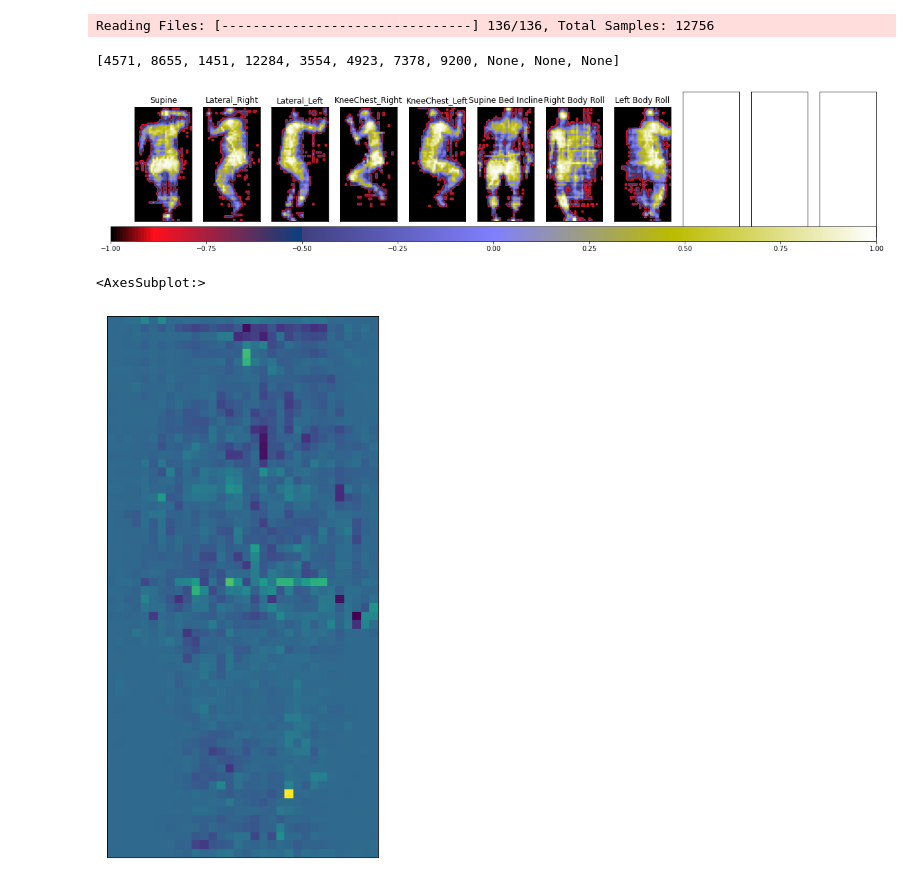
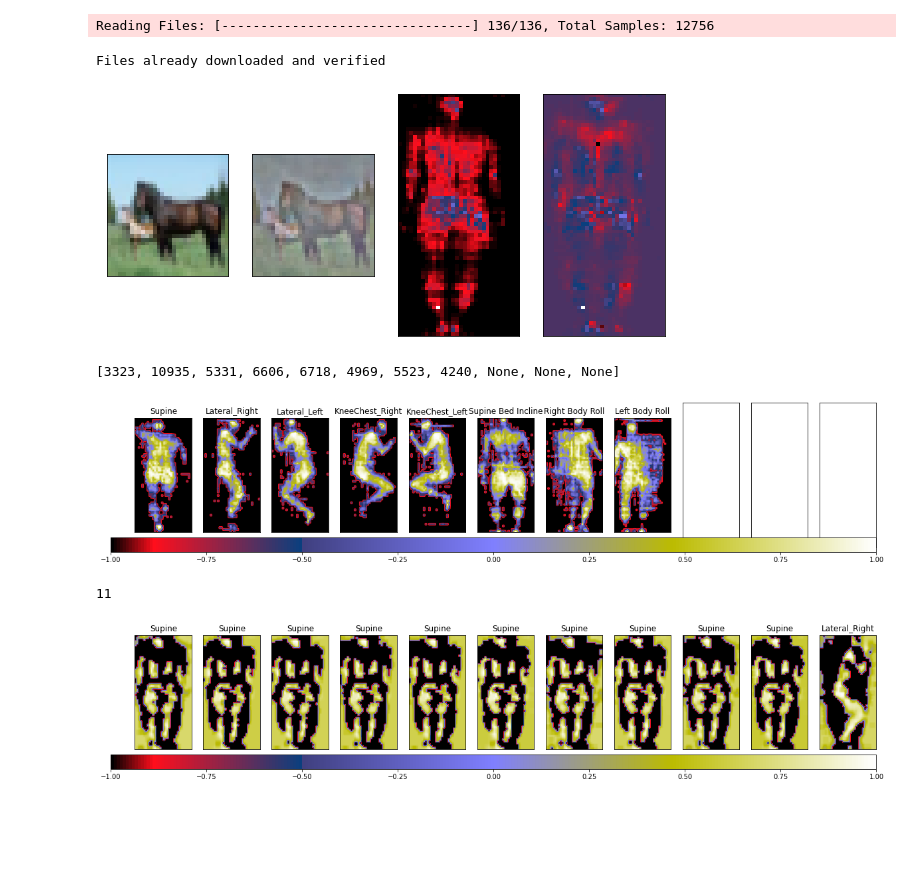
Before and after one commit to jb3rndt/wisemat-posture-classification, a Jupyter notebook: transforms_visualizations.ipynb, the cells around one changed output. Drawn from its saved outputs; the diff is of its cells as text; code cells hidden in the pictures; blank space fills up the shorter version.

```diff
--- a/transforms_visualizations.ipynb
+++ b/transforms_visualizations.ipynb
@@ -7,9 +7,28 @@ from utils.visualizations import plot_samples
 from utils.transforms import *
 from utils.dataset import AmbientaDataset, PhysionetDataset, classes
 # %%
-dataset = PhysionetDataset(train=True)
+physionet = PhysionetDataset(train=True)
+cifar = torchvision.datasets.CIFAR10(root='./data', train=True, download=True)
 # %% [output]
 Reading Files: [--------------------------------] 136/136, Total Samples: 12756
+Files already downloaded and verified
+# %%
+from utils.transforms import *
+import utils.transforms as tf
+import importlib
+importlib.reload(tf)
+
+zca_cifar = zca(cifar.data, epsilon=0.1)
+zca_physionet = zca(physionet.x, epsilon=0.1)
+# %%
+from utils.visualizations import *
+import utils.visualizations as vi
+import importlib
+importlib.reload(vi)
+
+image_row(cifar.data[12], zca_cifar[12], physionet.x[0], zca_physionet[0])
+# %% [output]
+[figure, added]
 # %%
 indices_per_class = {}
 for i, label in enumerate(classes):
@@ -20,36 +39,34 @@ for i, label in enumerate(classes):
 sample_indices = [index for index in list(map(lambda c: random.choice(c) if len(c) > 0 else None, indices_per_class.values()))]
 print(sample_indices)
 # %% [output]
-[4571, 8655, 1451, 12284, 3554, 4923, 7378, 9200, None, None, None]
+[3323, 10935, 5331, 6606, 6718, 4969, 5523, 4240, None, None, None]
 # %%
 plot_samples(dataset, sample_indices, classes, torchvision.transforms.Compose([
         Normalize(),
         EqualizeHist(),
 ]))
 # %% [output]
-[figure, old version]
+[figure, new version]
 # %%
 from utils.transforms import *
 from utils.visualizations import *
 import utils.transforms as tf
 import utils.visualizations as vi
 import importlib
 importlib.reload(tf)
 importlib.reload(vi)
 
 basic_transforms = [
     Normalize(),
     EqualizeHist(),
     Blur((3, 3)),
     Threshold(lambda img: np.median(img[img > 0.0])),
 ]
 
-X = dataset.x.reshape((len(dataset), -1))
-plot_image(zca(X, epsilon=1e-5)[0])
-
-#plot_samples(dataset, sample_indices, classes, transform = torchvision.transforms.Compose([
-#        *basic_transforms,
-#]))
+physionet.x = zca_physionet
+plot_samples(physionet, [1, 2, 3, 4, 5, 6, 7, 8, 9, 10, 101], classes, transform = torchvision.transforms.Compose([
+    *basic_transforms,
+]))
 # %% [output]
-<AxesSubplot:>
+11
-[figure, old version]
+[figure, new version]
```
Also changed, not shown: parts of 2 cells of this notebook, 3 other files.
